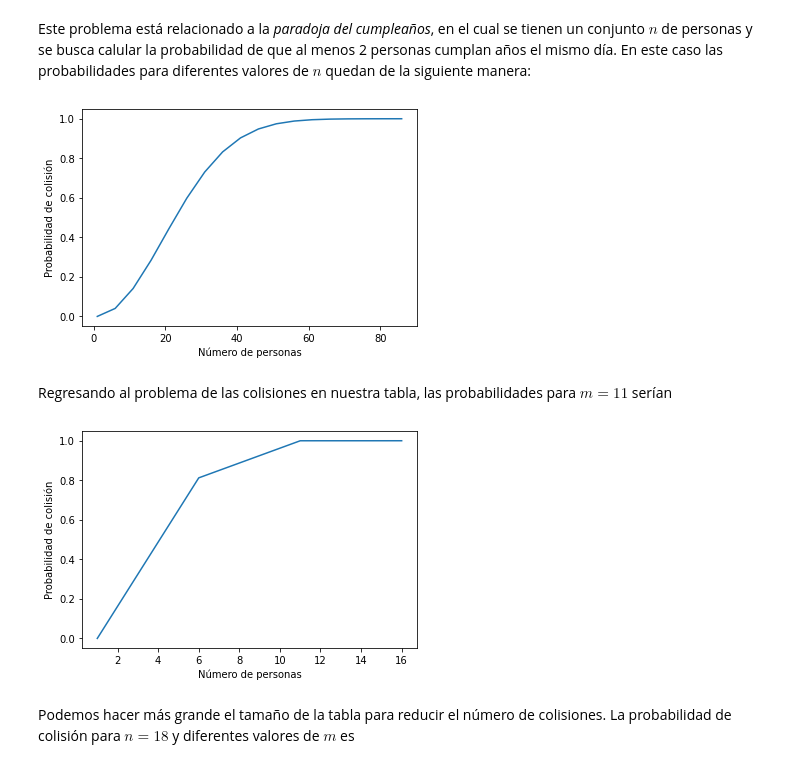
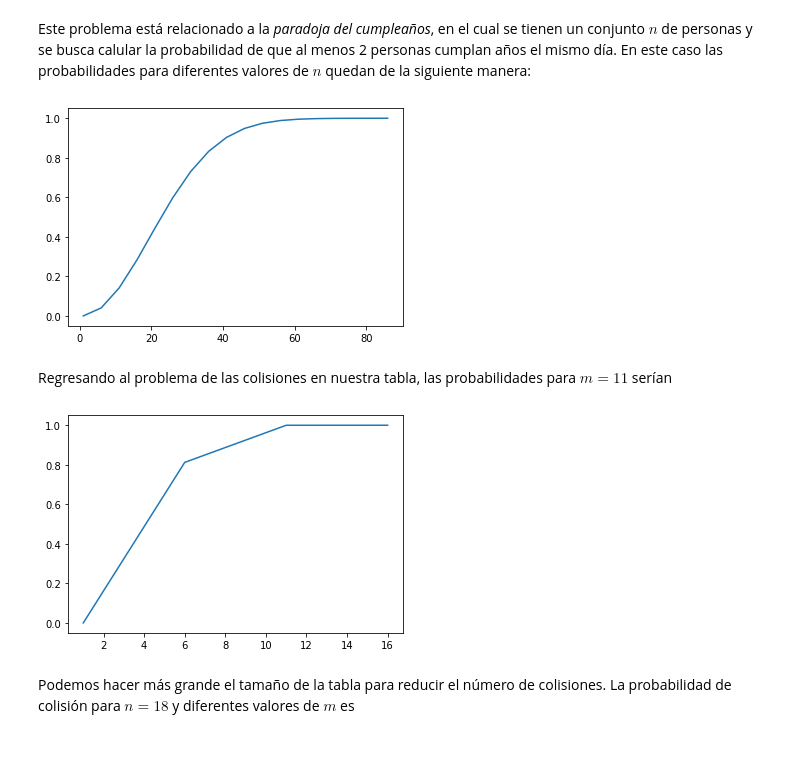
Before and after one commit to blancavazquez/CursoDatosMasivosI, a Jupyter notebook: notebooks/3a_funciones_hash.ipynb, the cells around one changed output. Saved outputs shown, nothing was run; the diff lists cells and outputs as text; code cells hidden in the pictures.

```diff
--- a/notebooks/3a_funciones_hash.ipynb
+++ b/notebooks/3a_funciones_hash.ipynb
@@ -227,25 +231,21 @@ for n in n_personas:
   pcs.append(cumple(365, n))
 
 plt.plot(range(1,90,5), pcs)
-plt.xlabel('Número de personas')
-plt.ylabel('Probabilidad de colisión')
 plt.show()
 # %% [output]
-[figure, old version]
+[figure, new version]
 # %% [markdown]
 Regresando al problema de las colisiones en nuestra tabla, las probabilidades para $m = 11$  serían
 # %%
 pcs = []
 n_personas = range(1,20,5)
 for n in n_personas:
   pcs.append(cumple(11, n))
 
 plt.plot(n_personas, pcs)
-plt.xlabel('Número de personas')
-plt.ylabel('Probabilidad de colisión')
 plt.show()
 # %% [output]
-[figure, old version]
+[figure, new version]
 # %% [markdown]
 Podemos hacer más grande el tamaño de la tabla para reducir el número de colisiones. La probabilidad de colisión para $n = 18$ y diferentes valores de $m$ es
 # %%
```
Also changed, not shown: parts of 9 cells of this notebook.
